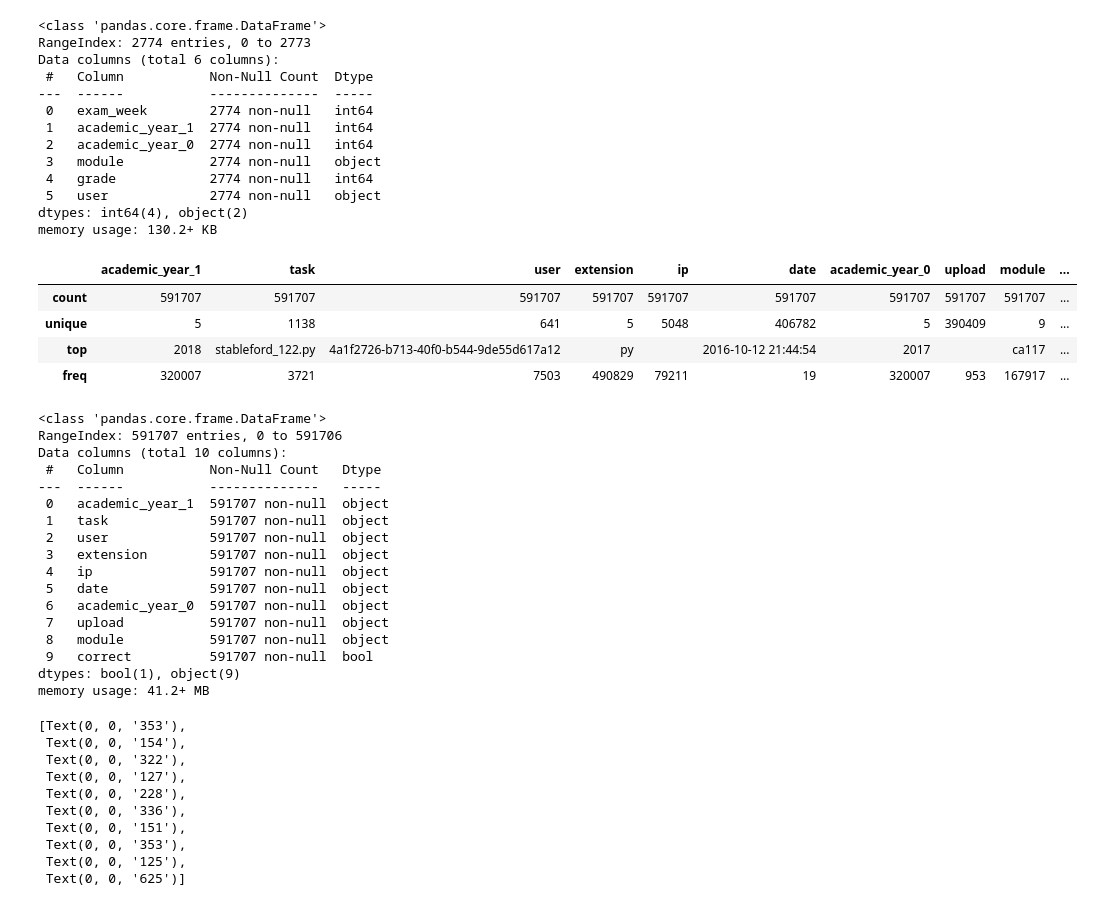
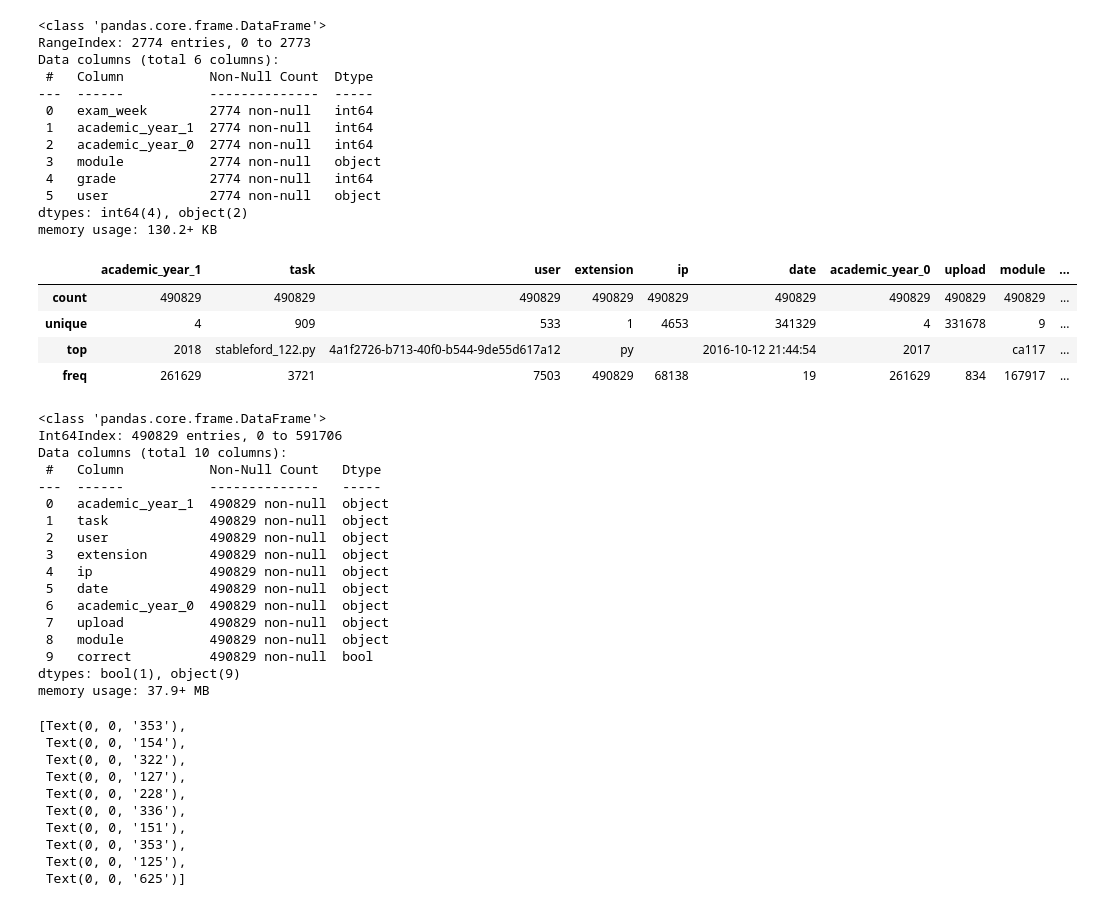
Before and after one commit to spindive/mrp_files, a Jupyter notebook: mrp_main_fl.ipynb, the cells around one changed output. Saved outputs shown, nothing was run; the diff lists cells and outputs as text; code cells hidden in the pictures.

```diff
--- a/mrp_main_fl.ipynb
+++ b/mrp_main_fl.ipynb
@@ -57,0 +67,2 @@ df_grades.describe()
+# %%
+df_code_py = df_code[df_code["extension"] == "py"]
@@ -110,33 +136,33 @@ Data columns (total 6 columns):
 dtypes: int64(4), object(2)
 memory usage: 130.2+ KB
 # %%
-df_code.describe()
+df_code_py.describe()
 # %% [output]
 |  | academic_year_1 | task | user | extension | ip | date | academic_year_0 | upload | module | ... |
-| count | 591707 | 591707 | 591707 | 591707 | 591707 | 591707 | 591707 | 591707 | 591707 | ... |
-| unique | 5 | 1138 | 641 | 5 | 5048 | 406782 | 5 | 390409 | 9 | ... |
+| count | 490829 | 490829 | 490829 | 490829 | 490829 | 490829 | 490829 | 490829 | 490829 | ... |
+| unique | 4 | 909 | 533 | 1 | 4653 | 341329 | 4 | 331678 | 9 | ... |
 | top | 2018 | stableford_122.py | 4a1f2726-b713-40f0-b544-9de55d617a12 | py |  | 2016-10-12 21:44:54 | 2017 |  | ca117 | ... |
-| freq | 320007 | 3721 | 7503 | 490829 | 79211 | 19 | 320007 | 953 | 167917 | ... |
+| freq | 261629 | 3721 | 7503 | 490829 | 68138 | 19 | 261629 | 834 | 167917 | ... |
 # %%
-df_code.info()
+df_code_py.info()
 # %% [output]
 <class 'pandas.core.frame.DataFrame'>
-RangeIndex: 591707 entries, 0 to 591706
+Int64Index: 490829 entries, 0 to 591706
 Data columns (total 10 columns):
  #   Column           Non-Null Count   Dtype
 ---  ------           --------------   -----
- 0   academic_year_1  591707 non-null  object
- 1   task             591707 non-null  object
- 2   user             591707 non-null  object
- 3   extension        591707 non-null  object
- 4   ip               591707 non-null  object
- 5   date             591707 non-null  object
- 6   academic_year_0  591707 non-null  object
- 7   upload           591707 non-null  object
- 8   module           591707 non-null  object
- 9   correct          591707 non-null  bool
+ 0   academic_year_1  490829 non-null  object
+ 1   task             490829 non-null  object
+ 2   user             490829 non-null  object
+ 3   extension        490829 non-null  object
+ 4   ip               490829 non-null  object
+ 5   date             490829 non-null  object
+ 6   academic_year_0  490829 non-null  object
+ 7   upload           490829 non-null  object
+ 8   module           490829 non-null  object
+ 9   correct          490829 non-null  bool
 dtypes: bool(1), object(9)
-memory usage: 41.2+ MB
+memory usage: 37.9+ MB
 # %%
 val, bin, bar = plt.hist(df_grades["grade"], label="Inline label", ec="white")
 plt.xlabel("Grade")
```
Also changed, not shown: parts of 15 cells of this notebook.
